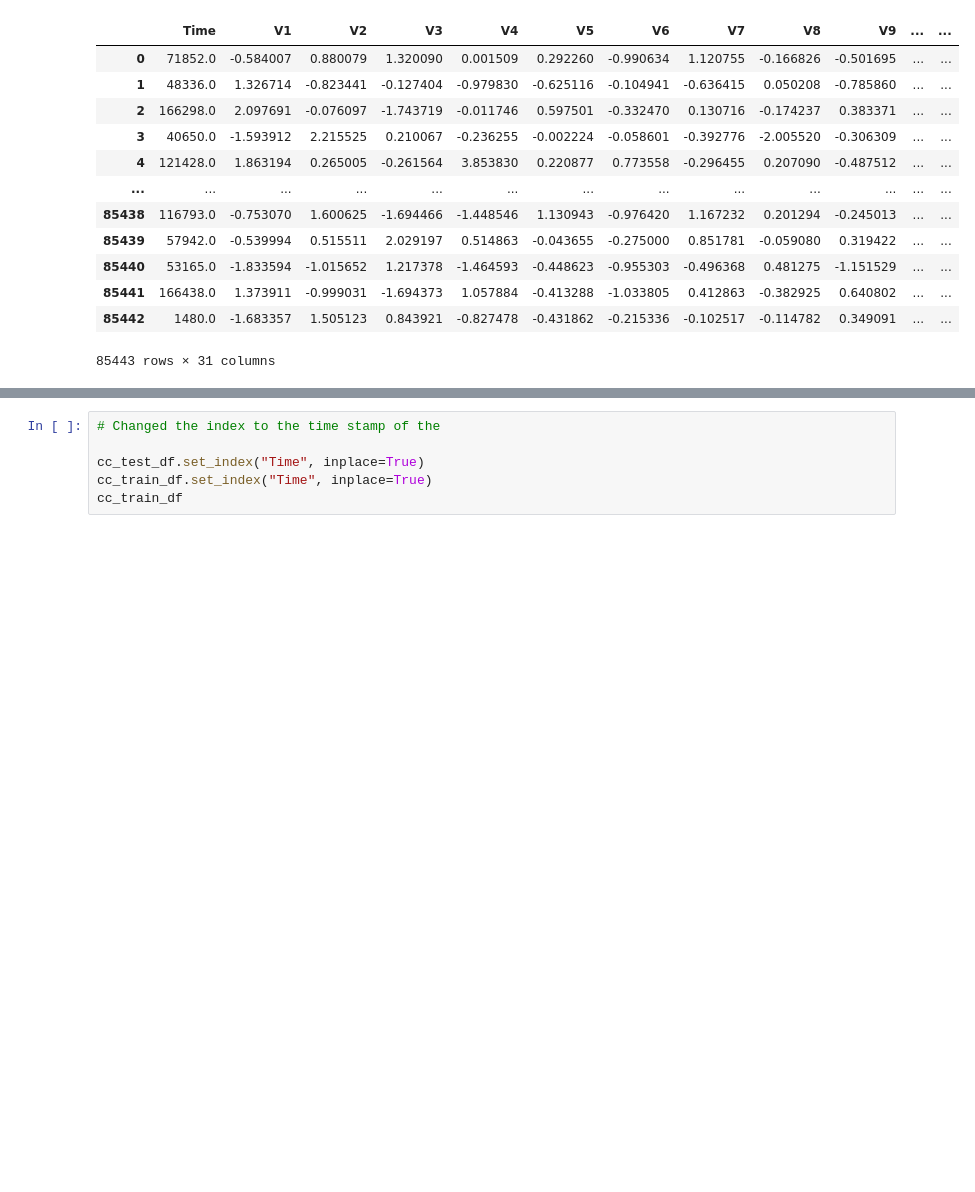
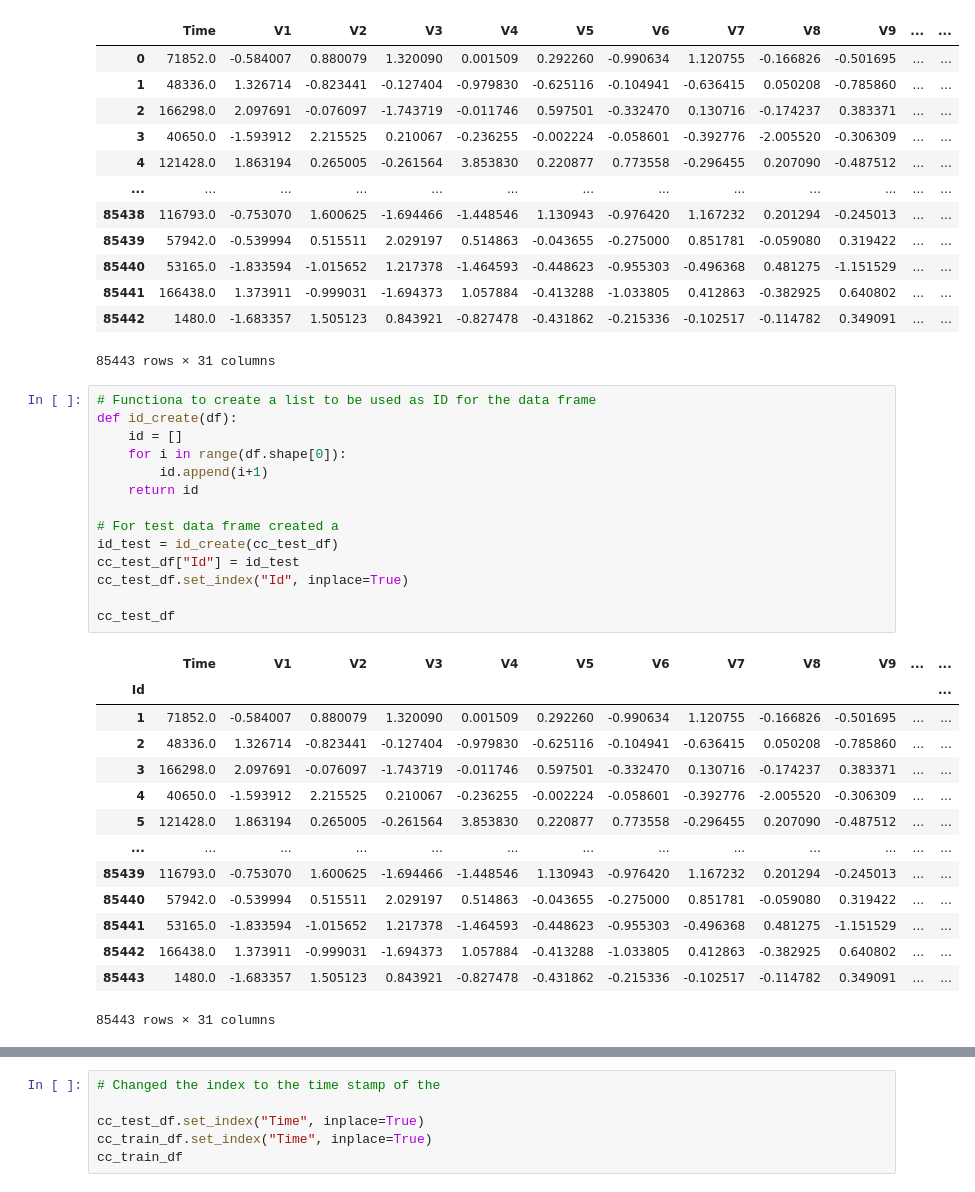
Before and after one commit to kamuma03/Fraud-Detection-Project, a Jupyter notebook: Data Analysis.ipynb, the cells around one changed output, grey strips where cells are left out. Drawn from its saved outputs; the diff is of its cells as text; blank space fills up the shorter version.

Commit message:
Started the data analysis of the dataset

```diff
--- a/Data Analysis.ipynb
+++ b/Data Analysis.ipynb
@@ -31,3 +32,32 @@ cc_test_df
 | 85441 | 166438.0 | 1.373911 | -0.999031 | -1.694373 | 1.057884 | -0.413288 | -1.033805 | 0.412863 | -0.382925 | 0.640802 | ... | ... |
 | 85442 | 1480.0 | -1.683357 | 1.505123 | 0.843921 | -0.827478 | -0.431862 | -0.215336 | -0.102517 | -0.114782 | 0.349091 | ... | ... |
 85443 rows × 31 columns
+# %%
+# Functiona to create a list to be used as ID for the data frame
+def id_create(df):
+    id = []
+    for i in range(df.shape[0]):
+        id.append(i+1)
+    return id
+
+# For test data frame created a
+id_test = id_create(cc_test_df)
+cc_test_df["Id"] = id_test
+cc_test_df.set_index("Id", inplace=True)
+
+cc_test_df
+# %% [output]
+|  | Time | V1 | V2 | V3 | V4 | V5 | V6 | V7 | V8 | V9 | ... | ... |
+| Id |  |  |  |  |  |  |  |  |  |  |  | ... |
+| 1 | 71852.0 | -0.584007 | 0.880079 | 1.320090 | 0.001509 | 0.292260 | -0.990634 | 1.120755 | -0.166826 | -0.501695 | ... | ... |
+| 2 | 48336.0 | 1.326714 | -0.823441 | -0.127404 | -0.979830 | -0.625116 | -0.104941 | -0.636415 | 0.050208 | -0.785860 | ... | ... |
+| 3 | 166298.0 | 2.097691 | -0.076097 | -1.743719 | -0.011746 | 0.597501 | -0.332470 | 0.130716 | -0.174237 | 0.383371 | ... | ... |
+| 4 | 40650.0 | -1.593912 | 2.215525 | 0.210067 | -0.236255 | -0.002224 | -0.058601 | -0.392776 | -2.005520 | -0.306309 | ... | ... |
+| 5 | 121428.0 | 1.863194 | 0.265005 | -0.261564 | 3.853830 | 0.220877 | 0.773558 | -0.296455 | 0.207090 | -0.487512 | ... | ... |
+| ... | ... | ... | ... | ... | ... | ... | ... | ... | ... | ... | ... | ... |
+| 85439 | 116793.0 | -0.753070 | 1.600625 | -1.694466 | -1.448546 | 1.130943 | -0.976420 | 1.167232 | 0.201294 | -0.245013 | ... | ... |
+| 85440 | 57942.0 | -0.539994 | 0.515511 | 2.029197 | 0.514863 | -0.043655 | -0.275000 | 0.851781 | -0.059080 | 0.319422 | ... | ... |
+| 85441 | 53165.0 | -1.833594 | -1.015652 | 1.217378 | -1.464593 | -0.448623 | -0.955303 | -0.496368 | 0.481275 | -1.151529 | ... | ... |
+| 85442 | 166438.0 | 1.373911 | -0.999031 | -1.694373 | 1.057884 | -0.413288 | -1.033805 | 0.412863 | -0.382925 | 0.640802 | ... | ... |
+| 85443 | 1480.0 | -1.683357 | 1.505123 | 0.843921 | -0.827478 | -0.431862 | -0.215336 | -0.102517 | -0.114782 | 0.349091 | ... | ... |
+85443 rows × 31 columns
```
Also changed, not shown: parts of 3 cells of this notebook.
